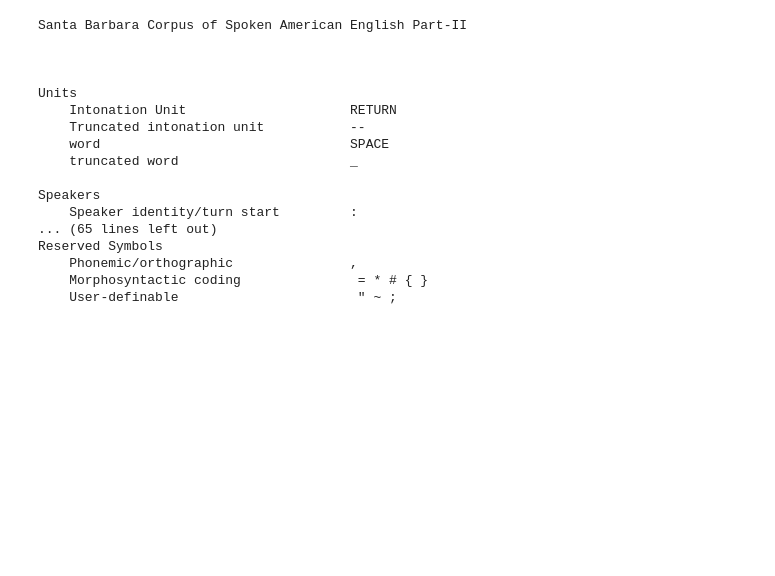
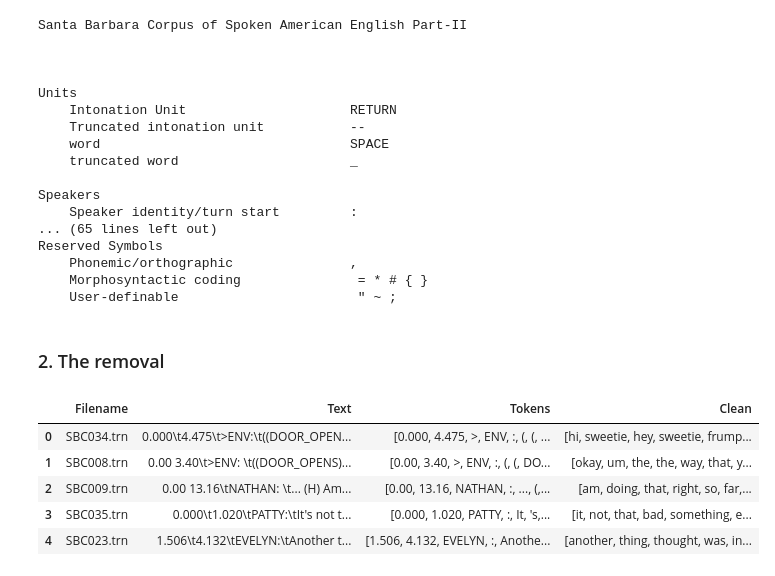
Before and after one commit to Data-Science-for-Linguists-2024/Stance-Taking, a Jupyter notebook: processing_sbcsae.ipynb, the cells around one changed output. Cells and saved outputs as stored; diff of their text form; code cells hidden in the pictures; blank space fills up the shorter version.

```diff
--- a/processing_sbcsae.ipynb
+++ b/processing_sbcsae.ipynb
@@ -118,0 +62,5 @@ txt_dict['SBC034.trn'][:10] # gotta clean this up...
+# %%
+df["Text"] = df.Text.map(lambda x: x.replace('=',''))
+df["Text"] = df.Text.map(lambda x: x.replace('[',''))
+df["Text"] = df.Text.map(lambda x: x.replace(']',''))
+df["Text"] = df.Text.map(lambda x: x.replace(r'\d',''))
@@ -118,0 +82,3 @@ txt_dict['SBC034.trn'][:10] # gotta clean this up...
+# %%
+df['Tokens'] = df.Text.map(nltk.word_tokenize)
+df.head()
@@ -142,3 +115,20 @@ Reserved Symbols
     Phonemic/orthographic               ,
     Morphosyntactic coding               = * # { }
     User-definable                       " ~ ;
+# %% [markdown]
+### 2. The removal
+# %%
+to_remove = ['N', 'H', 'Hx', 'Y', 'Q', 'Z', 'X', 'L2', 'G']
+# %%
+def clean(ls):
+    return [item.lower() for item in ls if item.isalpha() and not item.isupper() and item not in to_remove]
+# %%
+df["Clean"] = df.Tokens.apply(clean)
+df.head()
+# %% [output]
+|  | Filename | Text | Tokens | Clean |
+| 0 | SBC034.trn | ﻿0.000\t4.475\t>ENV:\t((DOOR_OPEN... | [﻿0.000, 4.475, >, ENV, :, (, (, ... | [hi, sweetie, hey, sweetie, frump... |
+| 1 | SBC008.trn | ﻿0.00 3.40\t>ENV: \t((DOOR_OPENS)... | [﻿0.00, 3.40, >, ENV, :, (, (, DO... | [okay, um, the, the, way, that, y... |
+| 2 | SBC009.trn | ﻿0.00 13.16\tNATHAN: \t... (H) Am... | [﻿0.00, 13.16, NATHAN, :, ..., (,... | [am, doing, that, right, so, far,... |
+| 3 | SBC035.trn | ﻿0.000\t1.020\tPATTY:\tIt's not t... | [﻿0.000, 1.020, PATTY, :, It, 's,... | [it, not, that, bad, something, e... |
+| 4 | SBC023.trn | ﻿1.506\t4.132\tEVELYN:\tAnother t... | [﻿1.506, 4.132, EVELYN, :, Anothe... | [another, thing, thought, was, in... |
```
Also changed, not shown: parts of 31 cells of this notebook, 46 other files.
